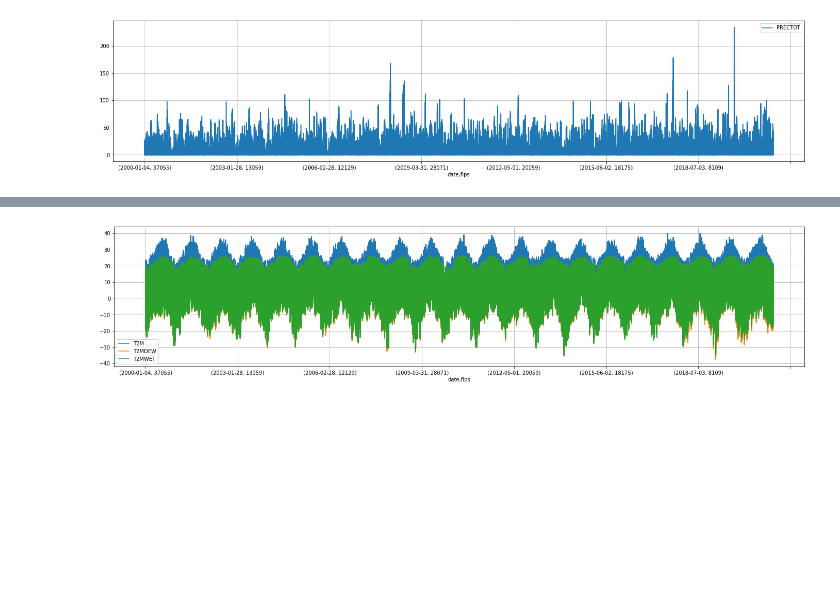
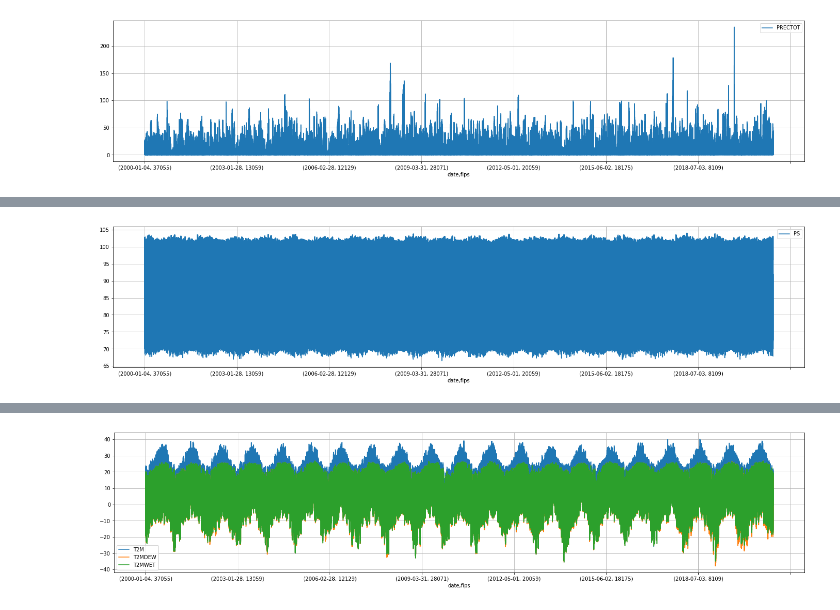
Before and after one commit to JAaron93/Ensemble-Method-ML-Drought-Score, a Jupyter notebook: FINAL VERSION - Module IV Project - Weekly Score Version - MCC (7).ipynb, the cells around one changed output, grey strips where cells are left out. Saved outputs shown, nothing was run; the diff lists cells and outputs as text; code cells hidden in the pictures; blank space fills up the shorter version.

```diff
--- a/FINAL VERSION - Module IV Project - Weekly Score Version - MCC (7).ipynb
+++ b/FINAL VERSION - Module IV Project - Weekly Score Version - MCC (7).ipynb
@@ -369,0 +393,5 @@ df_merged.PRECTOT.plot(figsize=(24,5), grid=True, legend=True);
+# %%
+# Checking Earth surface pressure over the last 21 years
+df_merged.PS.plot(figsize=(24,5), grid=True, legend=True);
+# %% [output]
+[figure, added]
```
Also changed, not shown: parts of 27 cells of this notebook.
